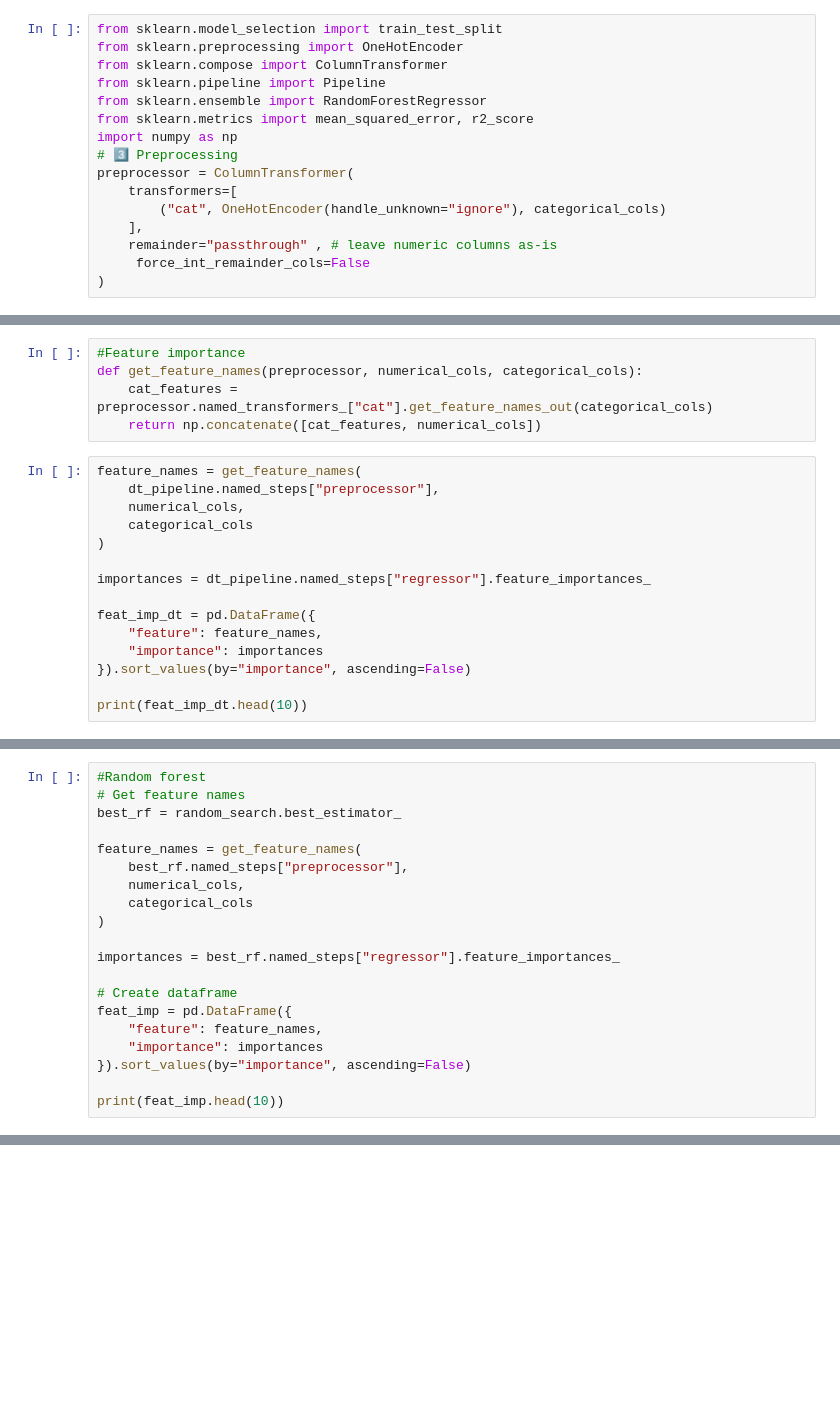
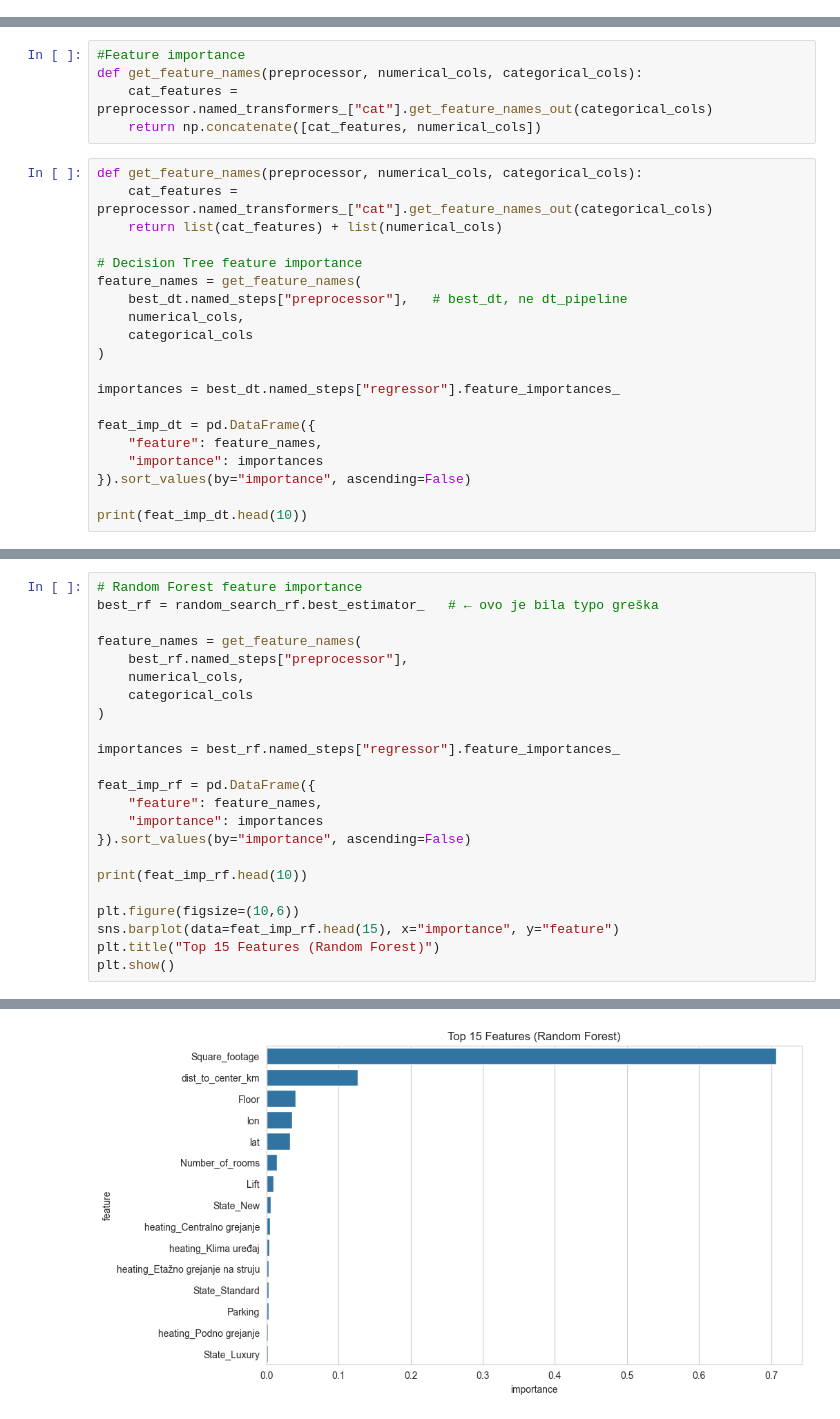
Before and after one commit to pyter1/siap_real_estate_price_prediction, a Jupyter notebook: EDA.ipynb, the cells around one changed output, grey strips where cells are left out. Saved outputs shown, nothing was run; the diff lists cells and outputs as text; blank space fills up the shorter version.

Commit message:
popravljeni modeli i izvestaj_v1

```diff
--- a/EDA.ipynb
+++ b/EDA.ipynb
@@ -417,16 +638,0 @@ numerical_cols = [c for c in X.columns if c not in categorical_cols]
-# %%
-from sklearn.model_selection import train_test_split
-from sklearn.preprocessing import OneHotEncoder
-from sklearn.compose import ColumnTransformer
-from sklearn.pipeline import Pipeline
-from sklearn.ensemble import RandomForestRegressor
-from sklearn.metrics import mean_squared_error, r2_score
-import numpy as np
-# 3️⃣ Preprocessing
-preprocessor = ColumnTransformer(
-    transformers=[
-        ("cat", OneHotEncoder(handle_unknown="ignore"), categorical_cols)
-    ],
-    remainder="passthrough" , # leave numeric columns as-is
-     force_int_remainder_cols=False
-)
@@ -685,13 +870,18 @@ def get_feature_names(preprocessor, numerical_cols, categorical_cols):
     cat_features = preprocessor.named_transformers_["cat"].get_feature_names_out(categorical_cols)
     return np.concatenate([cat_features, numerical_cols])
 # %%
+def get_feature_names(preprocessor, numerical_cols, categorical_cols):
+    cat_features = preprocessor.named_transformers_["cat"].get_feature_names_out(categorical_cols)
+    return list(cat_features) + list(numerical_cols)
+
+# Decision Tree feature importance
 feature_names = get_feature_names(
-    dt_pipeline.named_steps["preprocessor"],
+    best_dt.named_steps["preprocessor"],   # best_dt, ne dt_pipeline
     numerical_cols,
     categorical_cols
 )
 
-importances = dt_pipeline.named_steps["regressor"].feature_importances_
+importances = best_dt.named_steps["regressor"].feature_importances_
 
 feat_imp_dt = pd.DataFrame({
     "feature": feature_names,
@@ -711,7 +915,6 @@ plt.show()
 # %%
-#Random forest
-# Get feature names
-best_rf = random_search.best_estimator_
+# Random Forest feature importance
+best_rf = random_search_rf.best_estimator_   # ← ovo je bila typo greška
 
 feature_names = get_feature_names(
     best_rf.named_steps["preprocessor"],
@@ -721,10 +924,15 @@ feature_names = get_feature_names(
 
 importances = best_rf.named_steps["regressor"].feature_importances_
 
-# Create dataframe
-feat_imp = pd.DataFrame({
+feat_imp_rf = pd.DataFrame({
     "feature": feature_names,
     "importance": importances
 }).sort_values(by="importance", ascending=False)
 
-print(feat_imp.head(10))
+print(feat_imp_rf.head(10))
+
+plt.figure(figsize=(10,6))
+sns.barplot(data=feat_imp_rf.head(15), x="importance", y="feature")
+plt.title("Top 15 Features (Random Forest)")
+plt.show()
+# %% [output]
@@ -730,0 +950 @@ print(feat_imp.head(10))
+[figure, added]
```
Also changed, not shown: parts of 51 cells of this notebook, 2 other files.
